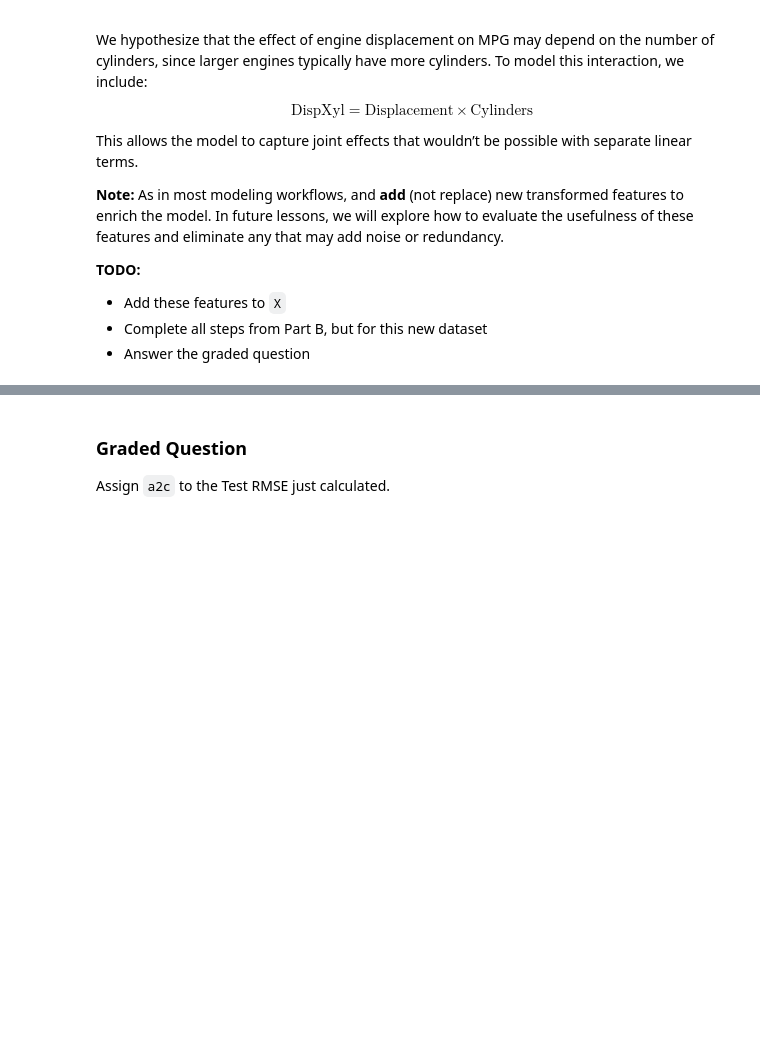
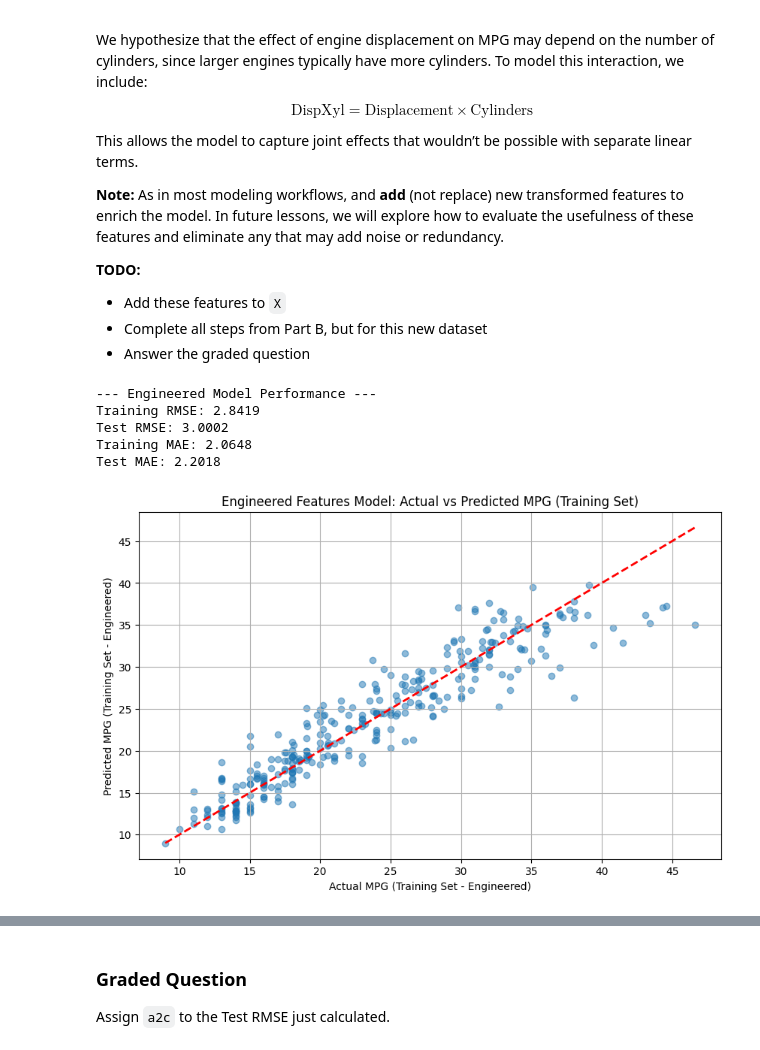
Before and after one commit to waysnyder/Module-3-Assignments, a Jupyter notebook: Homework_03.ipynb, the cells around one changed output, grey strips where cells are left out. Drawn from its saved outputs; the diff is of its cells as text; code cells hidden in the pictures; blank space fills up the shorter version.

```diff
--- a/Homework_03.ipynb
+++ b/Homework_03.ipynb
@@ -504,3 +603,54 @@ This allows the model to capture joint effects that wouldn’t be possible with
 - Answer the graded question
 # %%
 # Your code here; add as many cells as you need
+
+#1
+X_orig = df_mpg_cleaned.drop('mpg', axis=1)
+y_orig = df_mpg_cleaned['mpg']
+
+# new feature
+X_eng = X_orig.copy()
+X_eng['sqrt_hp'] = np.sqrt(X_orig['horsepower'])
+X_eng['log_weight'] = np.log1p(X_orig['weight'])
+X_eng['disp_xyl'] = X_orig['displacement'] * X_orig['cylinders']
+
+#2
+X_train_eng, X_test_eng, y_train_eng, y_test_eng = train_test_split(X_eng, y_orig, test_size = 0.2, random_state=random_seed)
+
+#3
+eng_model = LinearRegression()
+eng_model.fit(X_train_eng, y_train_eng)
+
+#4
+y_train_pred_eng = eng_model.predict(X_train_eng)
+y_test_pred_eng = eng_model.predict(X_test_eng)
+
+#5
+train_rmse_eng = np.sqrt(mean_squared_error(y_train_eng, y_train_pred_eng))
+test_rmse_eng = np.sqrt(mean_squared_error(y_test_eng, y_test_pred_eng))
+
+train_mae_eng = mean_absolute_error(y_train_eng, y_train_pred_eng)
+test_mae_eng = mean_absolute_error(y_test_eng, y_test_pred_eng)
+
+print("--- Engineered Model Performance ---")
+print(f"Training RMSE: {train_rmse_eng:.4f}")
+print(f"Test RMSE: {test_rmse_eng:.4f}")
+print(f"Training MAE: {train_mae_eng:.4f}")
+print(f"Test MAE: {test_mae_eng:.4f}")
+
+#6
+plt.figure(figsize=(10, 6))
+plt.scatter(y_train_eng, y_train_pred_eng, alpha=0.5)
+plt.plot([y_train_eng.min(), y_train_eng.max()], [y_train_eng.min(), y_train_eng.max()], color= 'r', linestyle='--', lw=2)
+plt.xlabel('Actual MPG (Training Set - Engineered)')
+plt.ylabel('Predicted MPG (Training Set - Engineered)')
+plt.title('Engineered Features Model: Actual vs Predicted MPG (Training Set)')
+plt.grid(True)
+plt.show()
+# %% [output]
+--- Engineered Model Performance ---
+Training RMSE: 2.8419
+Test RMSE: 3.0002
+Training MAE: 2.0648
+Test MAE: 2.2018
+[figure, added]
```
Also changed, not shown: parts of 27 cells of this notebook.
